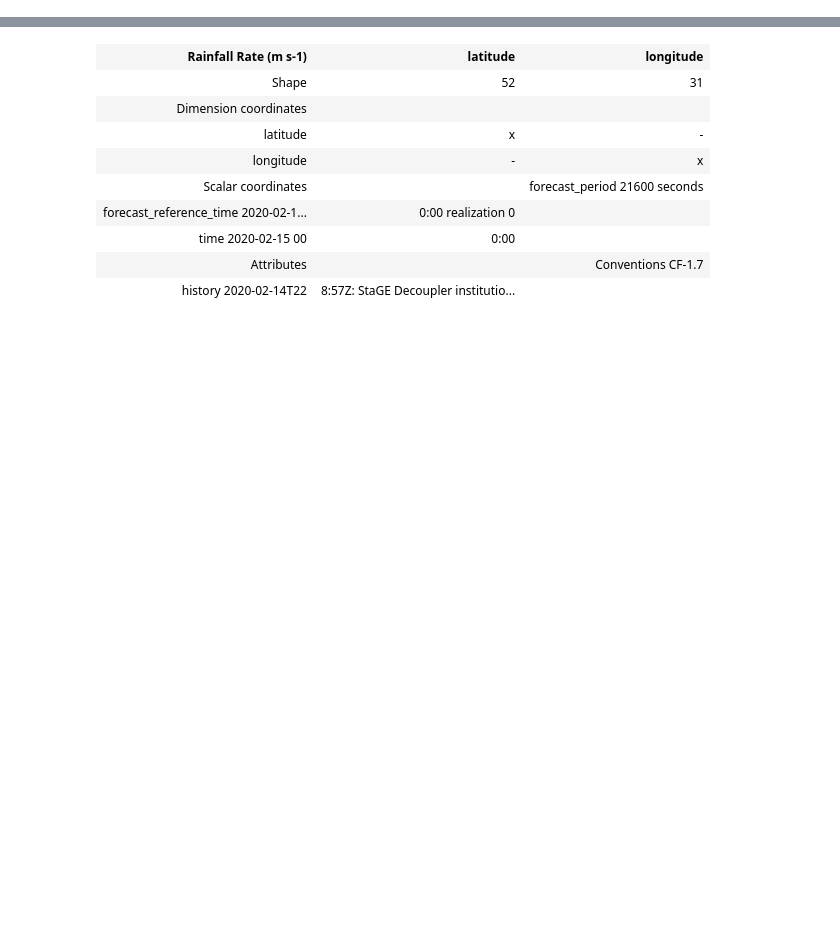
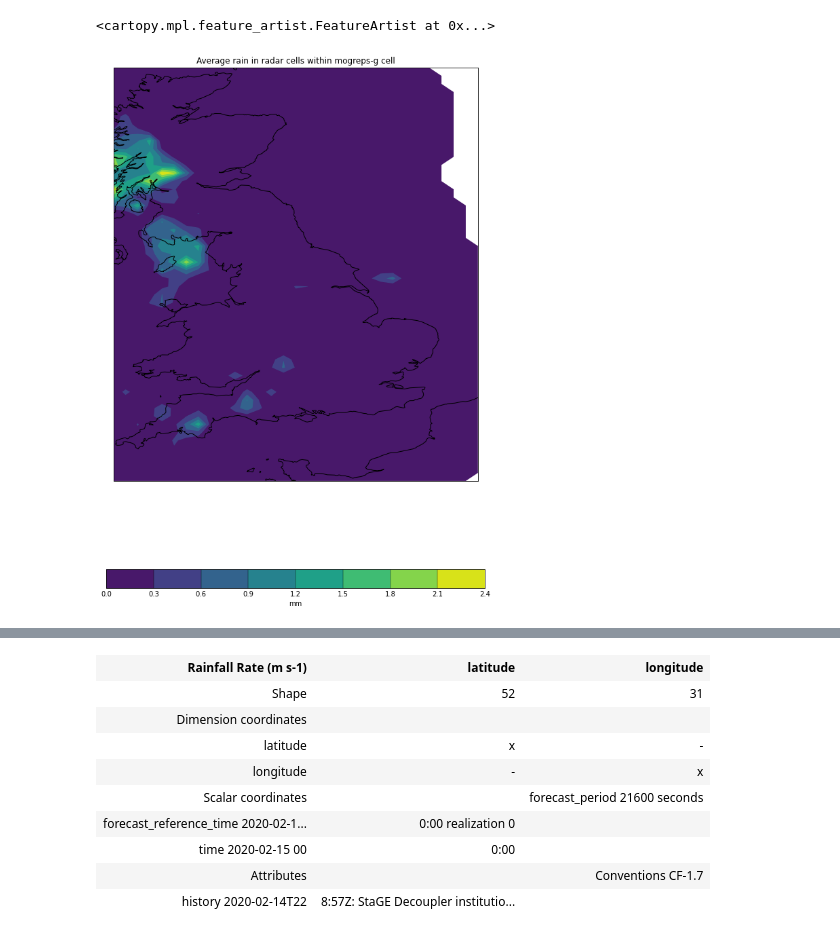
Before and after one commit to informatics-lab/precip_rediagnosis, a Jupyter notebook: data_prep/prd_data_verification.ipynb, the cells around one changed output, grey strips where cells are left out. Saved outputs shown, nothing was run; the diff lists cells and outputs as text; code cells hidden in the pictures; blank space fills up the shorter version.

```diff
--- a/data_prep/prd_data_verification.ipynb
+++ b/data_prep/prd_data_verification.ipynb
@@ -50,0 +214,7 @@ True
+# %%
+fig1 = matplotlib.pyplot.figure(figsize=(10,16))
+iris.quickplot.contourf(radar_cubelist.extract_cube('radar_mean_rain_instant')[2], )
+fig1.gca().coastlines()
+# %% [output]
+<cartopy.mpl.feature_artist.FeatureArtist at 0x...>
+[figure, added]
```
Also changed, not shown: parts of 81 cells of this notebook.
